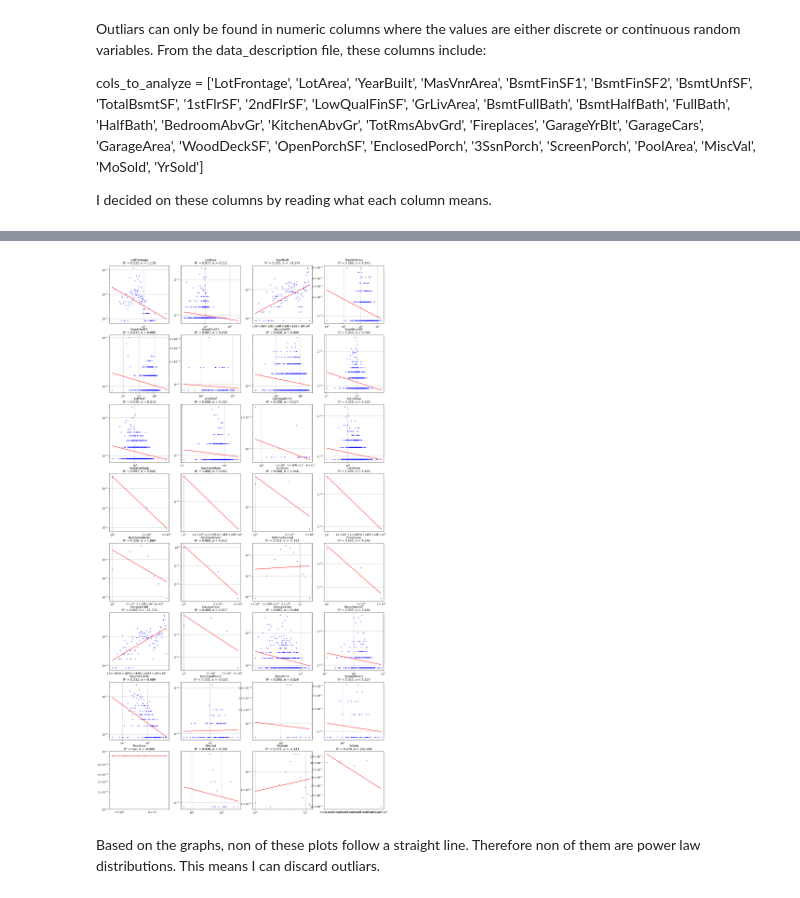
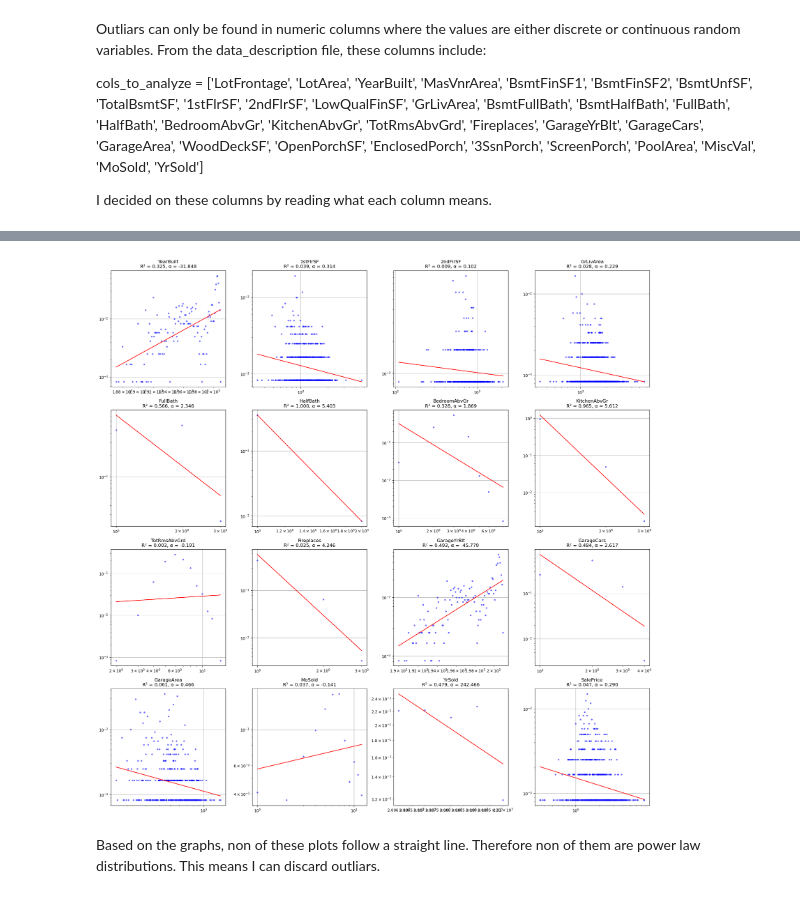
Before and after one commit to thanikaar/ml, a Jupyter notebook: house-prices-advanced-regression-techniques/HW_kaggle.ipynb, the cells around one changed output, grey strips where cells are left out. Cells and saved outputs as stored; diff of their text form; code cells hidden in the pictures.

Commit message:
before chaning to numeric and categorical data cleaning

```diff
--- a/house-prices-advanced-regression-techniques/HW_kaggle.ipynb
+++ b/house-prices-advanced-regression-techniques/HW_kaggle.ipynb
@@ -145,0 +161,30 @@ I decided on these columns by reading what each column means.
+# %%
+import matplotlib.pyplot as plt
+import seaborn as sns
+import numpy as np
+
+# Setup plot grid
+n_cols = 3
+n_rows = (len(cols_to_analyze) + n_cols - 1) // n_cols
+fig, axes = plt.subplots(n_rows, n_cols, figsize=(15, 5*n_rows))
+axes = axes.ravel()
+
+# Create distribution plots
+for idx, col in enumerate(cols_to_analyze):
+    # Get statistics
+    mean_val = df_train[col].mean()
+    std_val = df_train[col].std()
+
+    # Create histogram with KDE
+    sns.histplot(data=df_train, x=col, kde=True, ax=axes[idx])
+
+    # Add title with statistics
+    axes[idx].set_title(f'{col}\nMean: {mean_val:.2f}, Std: {std_val:.2f}')
+    axes[idx].tick_params(axis='x', rotation=45)
+
+# Remove empty subplots
+for idx in range(len(cols_to_analyze), len(axes)):
+    fig.delaxes(axes[idx])
+
+plt.tight_layout()
+plt.show()
@@ -147,14 +194,11 @@ I decided on these columns by reading what each column means.
 # Doing power law analysis
 
 # Define columns for analysis
-cols_to_analyze = ['LotFrontage', 'LotArea', 'YearBuilt', 'MasVnrArea',
-                   'BsmtFinSF1', 'BsmtFinSF2', 'BsmtUnfSF', 'TotalBsmtSF',
-                   '1stFlrSF', '2ndFlrSF', 'LowQualFinSF', 'GrLivArea',
-                   'BsmtFullBath', 'BsmtHalfBath', 'FullBath', 'HalfBath',
+cols_to_analyze = ['YearBuilt',
+                   '1stFlrSF', '2ndFlrSF', 'GrLivArea', 'FullBath', 'HalfBath',
                    'BedroomAbvGr', 'KitchenAbvGr', 'TotRmsAbvGrd', 'Fireplaces',
-                   'GarageYrBlt', 'GarageCars', 'GarageArea', 'WoodDeckSF',
-                   'OpenPorchSF', 'EnclosedPorch', '3SsnPorch', 'ScreenPorch',
-                   'PoolArea', 'MiscVal', 'MoSold', 'YrSold']
+                   'GarageYrBlt', 'GarageCars', 'GarageArea',
+                    'MoSold', 'YrSold']
 
 # Setup plotting grid
 n_cols = 4
@@ -171,34 +215,34 @@ for idx, col in enumerate(cols_to_analyze):
     mask = (values > 0) & (probabilities > 0)
     values = values[mask]
     probabilities = probabilities[mask]
 
     if len(values) > 1:
         slope, intercept, r_value, p_value, std_err = stats.linregress(
             np.log10(values), np.log10(probabilities)
         )
 
         axes[idx].loglog(values, probabilities, 'bo', markersize=3, alpha=0.5)
 
         line_x = np.logspace(np.log10(values.min()), np.log10(values.max()), 100)
         line_y = 10**(slope * np.log10(line_x) + intercept)
         axes[idx].loglog(line_x, line_y, 'r-')
 
         axes[idx].set_title(f'{col}\nR² = {r_value**2:.3f}, α = {-slope:.3f}')
         axes[idx].grid(True)
 
         results[col] = {'R_squared': r_value**2, 'alpha': -slope}
     else:
         axes[idx].text(0.5, 0.5, 'Insufficient data', ha='center')
 
 plt.tight_layout()
 plt.show()
 
 # # Print sorted results
 # print("\nResults sorted by R-squared value:")
 # for col, metrics in sorted(results.items(), key=lambda x: x[1]['R_squared'], reverse=True):
 #     print(f"{col:15} R² = {metrics['R_squared']:.4f}, α = {metrics['alpha']:.4f}")
 # %% [output]
-[figure, old version]
+[figure, new version]
 # %% [markdown]
 Based on the graphs, non of these plots follow a straight line. Therefore non of them are power law distributions. This means I can discard outliars.
 # %% [markdown]
```
Also changed, not shown: parts of 4 cells of this notebook.
